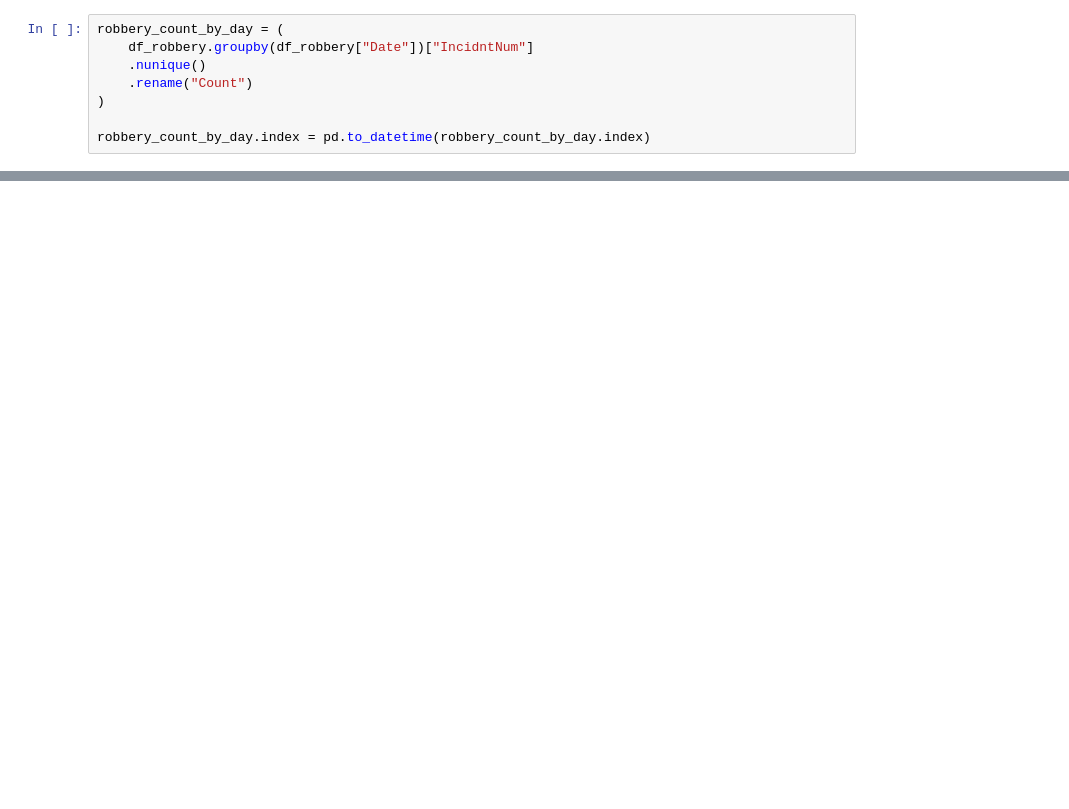
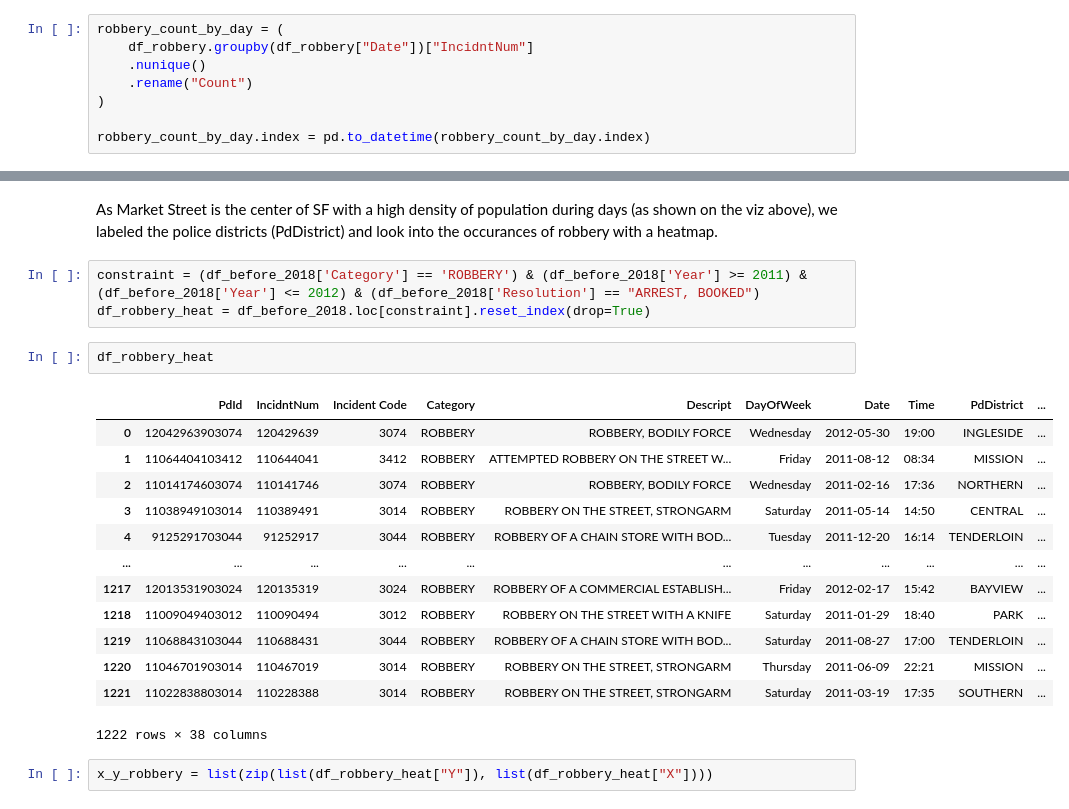
Before and after one commit to Starostka/socviz, a Jupyter notebook: Week8.ipynb, the cells around one changed output, grey strips where cells are left out. Cells and saved outputs as stored; diff of their text form; blank space fills up the shorter version.

```diff
--- a/Week8.ipynb
+++ b/Week8.ipynb
@@ -203,0 +341,23 @@ findfont: Font family 'Helvetica' not found.
+# %% [markdown]
+As Market Street is the center of SF with a high density of population during days (as shown on the viz above), we labeled the police districts (PdDistrict) and look into the occurances of robbery with a heatmap.
+# %%
+constraint = (df_before_2018['Category'] == 'ROBBERY') & (df_before_2018['Year'] >= 2011) & (df_before_2018['Year'] <= 2012) & (df_before_2018['Resolution'] == "ARREST, BOOKED")
+df_robbery_heat = df_before_2018.loc[constraint].reset_index(drop=True)
+# %%
+df_robbery_heat
+# %% [output]
+|  | PdId | IncidntNum | Incident Code | Category | Descript | DayOfWeek | Date | Time | PdDistrict | ... |
+| 0 | 12042963903074 | 120429639 | 3074 | ROBBERY | ROBBERY, BODILY FORCE | Wednesday | 2012-05-30 | 19:00 | INGLESIDE | ... |
+| 1 | 11064404103412 | 110644041 | 3412 | ROBBERY | ATTEMPTED ROBBERY ON THE STREET W... | Friday | 2011-08-12 | 08:34 | MISSION | ... |
+| 2 | 11014174603074 | 110141746 | 3074 | ROBBERY | ROBBERY, BODILY FORCE | Wednesday | 2011-02-16 | 17:36 | NORTHERN | ... |
+| 3 | 11038949103014 | 110389491 | 3014 | ROBBERY | ROBBERY ON THE STREET, STRONGARM | Saturday | 2011-05-14 | 14:50 | CENTRAL | ... |
+| 4 | 9125291703044 | 91252917 | 3044 | ROBBERY | ROBBERY OF A CHAIN STORE WITH BOD... | Tuesday | 2011-12-20 | 16:14 | TENDERLOIN | ... |
+| ... | ... | ... | ... | ... | ... | ... | ... | ... | ... | ... |
+| 1217 | 12013531903024 | 120135319 | 3024 | ROBBERY | ROBBERY OF A COMMERCIAL ESTABLISH... | Friday | 2012-02-17 | 15:42 | BAYVIEW | ... |
+| 1218 | 11009049403012 | 110090494 | 3012 | ROBBERY | ROBBERY ON THE STREET WITH A KNIFE | Saturday | 2011-01-29 | 18:40 | PARK | ... |
+| 1219 | 11068843103044 | 110688431 | 3044 | ROBBERY | ROBBERY OF A CHAIN STORE WITH BOD... | Saturday | 2011-08-27 | 17:00 | TENDERLOIN | ... |
+| 1220 | 11046701903014 | 110467019 | 3014 | ROBBERY | ROBBERY ON THE STREET, STRONGARM | Thursday | 2011-06-09 | 22:21 | MISSION | ... |
+| 1221 | 11022838803014 | 110228388 | 3014 | ROBBERY | ROBBERY ON THE STREET, STRONGARM | Saturday | 2011-03-19 | 17:35 | SOUTHERN | ... |
+1222 rows × 38 columns
+# %%
+x_y_robbery = list(zip(list(df_robbery_heat["Y"]), list(df_robbery_heat["X"])))
```
Also changed, not shown: parts of 19 cells of this notebook.
